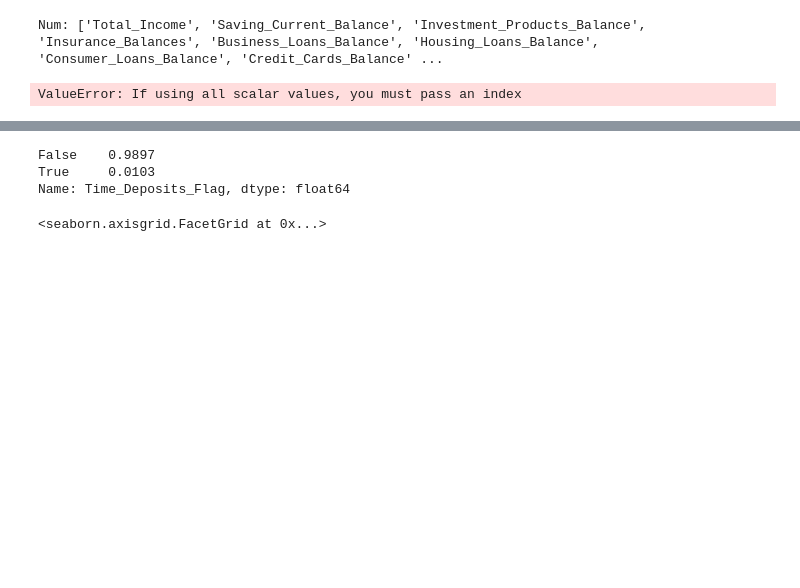
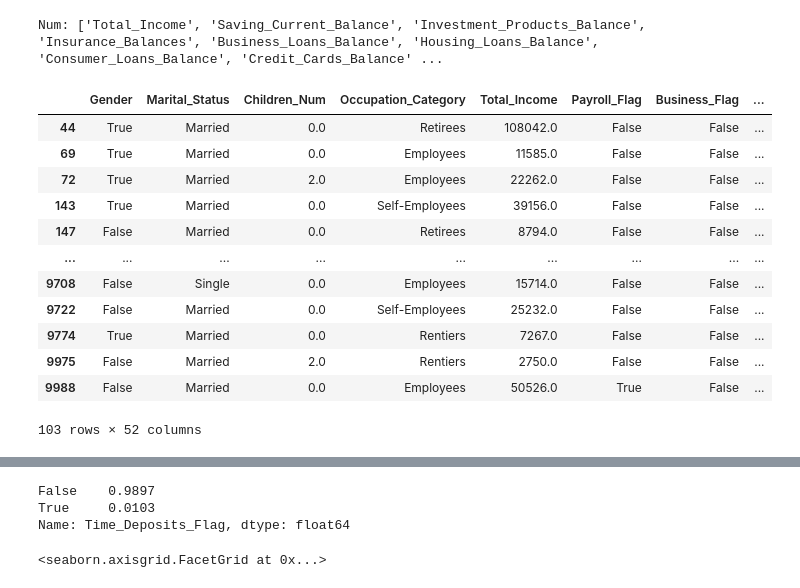
Before and after one commit to Doll03/4IZ480, a Jupyter notebook: Code/notebook.ipynb, the cells around one changed output, grey strips where cells are left out. Drawn from its saved outputs; the diff is of its cells as text; code cells hidden in the pictures; blank space fills up the shorter version.

```diff
--- a/Code/notebook.ipynb
+++ b/Code/notebook.ipynb
@@ -102,7 +107,21 @@ Num: ['Total_Income', 'Saving_Current_Balance', 'Investment_Products_Balance', '
 # %%
 #Creating a list and graphs for storing numerical features
 #num_v_list = list(dataset[["Total_Income"]].columns)
-sns.kdeplot(x = dataset[num_v_list])
-plt.show()
+#sns.kdeplot(x = dataset[num_v_list])
+#plt.show()
-# %% [output]
-ValueError: If using all scalar values, you must pass an index
+# %%
+dataset[dataset["Time_Deposits_Flag"] == True]
+# %% [output]
+|  | Gender | Marital_Status | Children_Num | Occupation_Category | Total_Income | Payroll_Flag | Business_Flag | ... |
+| 44 | True | Married | 0.0 | Retirees | 108042.0 | False | False | ... |
+| 69 | True | Married | 0.0 | Employees | 11585.0 | False | False | ... |
+| 72 | True | Married | 2.0 | Employees | 22262.0 | False | False | ... |
+| 143 | True | Married | 0.0 | Self-Employees | 39156.0 | False | False | ... |
+| 147 | False | Married | 0.0 | Retirees | 8794.0 | False | False | ... |
+| ... | ... | ... | ... | ... | ... | ... | ... | ... |
+| 9708 | False | Single | 0.0 | Employees | 15714.0 | False | False | ... |
+| 9722 | False | Married | 0.0 | Self-Employees | 25232.0 | False | False | ... |
+| 9774 | True | Married | 0.0 | Rentiers | 7267.0 | False | False | ... |
+| 9975 | False | Married | 2.0 | Rentiers | 2750.0 | False | False | ... |
+| 9988 | False | Married | 0.0 | Employees | 50526.0 | True | False | ... |
+103 rows × 52 columns
```
Also changed, not shown: parts of 15 cells of this notebook.
